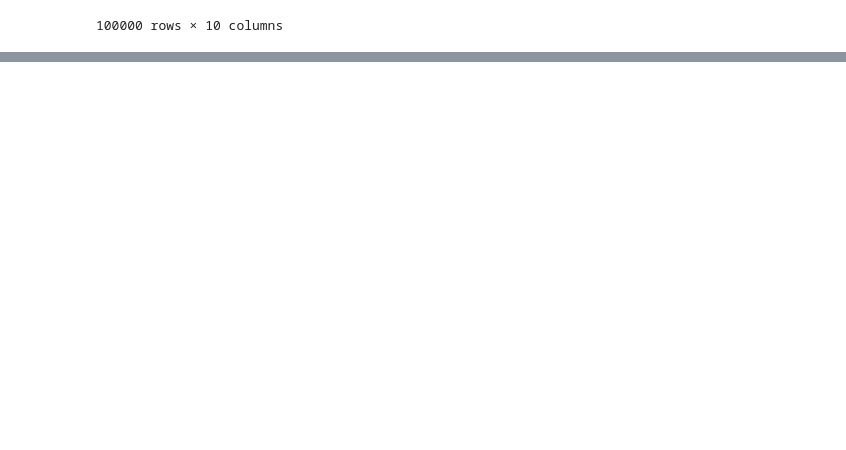
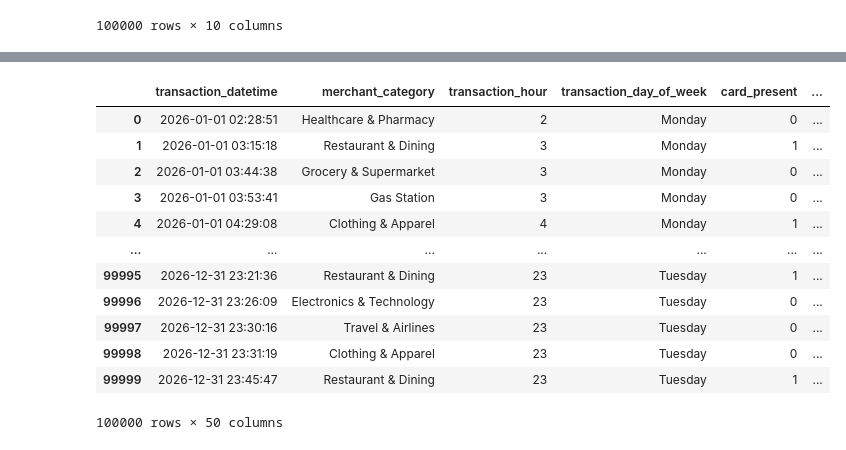
Before and after one commit to LuisRomero01/AppliedML_CreditCardFraud, a Jupyter notebook: Data_Explore.ipynb, the cells around one changed output, grey strips where cells are left out. Cells and saved outputs as stored; diff of their text form; code cells hidden in the pictures; blank space fills up the shorter version.

Commit message:
main_feats done

```diff
--- a/Data_Explore.ipynb
+++ b/Data_Explore.ipynb
@@ -226,0 +696,3 @@ ValueError: hist method requires numerical or datetime columns, nothing to plot.
+# %%
+financial_trans_history = merchant_by_amount[merchant_by_amount['merchant_category'] == 'Financial Services']
+financial_trans_history
@@ -226,0 +713,12 @@ ValueError: hist method requires numerical or datetime columns, nothing to plot.
+# %%
+financial_trans_q1 = financial_trans_history['transaction_amount'].quantile(0.25)
+financial_trans_q3 = financial_trans_history['transaction_amount'].quantile(0.75)
+financial_trans_iqr = financial_trans_q3 - financial_trans_q1
+
+upper_outlier_threshold = financial_trans_q3 + (1.5 * financial_trans_iqr)
+
+main_feats['financial_trans_outlier'] = np.where(
+    ((main_feats['merchant_category'] == 'Financial Services') & (main_feats['transaction_amount'] > upper_outlier_threshold)),
+    1,
+    0
+ )
@@ -226,0 +727,10 @@ ValueError: hist method requires numerical or datetime columns, nothing to plot.
+# %%
+#Young-Adult: 18-25
+#Adult: 26-59
+#Senior: 60-74
+#Elderly: 75+
+
+bins = [17,25,59,74,100] #min age is 18
+labels = ['Young-Adult', 'Adult', 'Senior', 'Elderly']
+
+main_feats['age_group'] = pd.cut(main_feats['customer_age'], bins=bins, labels=labels)
@@ -226,0 +768,18 @@ ValueError: hist method requires numerical or datetime columns, nothing to plot.
+# %%
+main_feats = main_feats.drop(columns=['transaction_amount', 'merchant_country', 'customer_state'])
+# %%
+main_feats
+# %% [output]
+|  | transaction_datetime | merchant_category | transaction_hour | transaction_day_of_week | card_present | ... |
+| 0 | 2026-01-01 02:28:51 | Healthcare & Pharmacy | 2 | Monday | 0 | ... |
+| 1 | 2026-01-01 03:15:18 | Restaurant & Dining | 3 | Monday | 1 | ... |
+| 2 | 2026-01-01 03:44:38 | Grocery & Supermarket | 3 | Monday | 0 | ... |
+| 3 | 2026-01-01 03:53:41 | Gas Station | 3 | Monday | 0 | ... |
+| 4 | 2026-01-01 04:29:08 | Clothing & Apparel | 4 | Monday | 1 | ... |
+| ... | ... | ... | ... | ... | ... | ... |
+| 99995 | 2026-12-31 23:21:36 | Restaurant & Dining | 23 | Tuesday | 1 | ... |
+| 99996 | 2026-12-31 23:26:09 | Electronics & Technology | 23 | Tuesday | 0 | ... |
+| 99997 | 2026-12-31 23:30:16 | Travel & Airlines | 23 | Tuesday | 0 | ... |
+| 99998 | 2026-12-31 23:31:19 | Clothing & Apparel | 23 | Tuesday | 0 | ... |
+| 99999 | 2026-12-31 23:45:47 | Restaurant & Dining | 23 | Tuesday | 1 | ... |
+100000 rows × 50 columns
```
Also changed, not shown: parts of 42 cells of this notebook.
